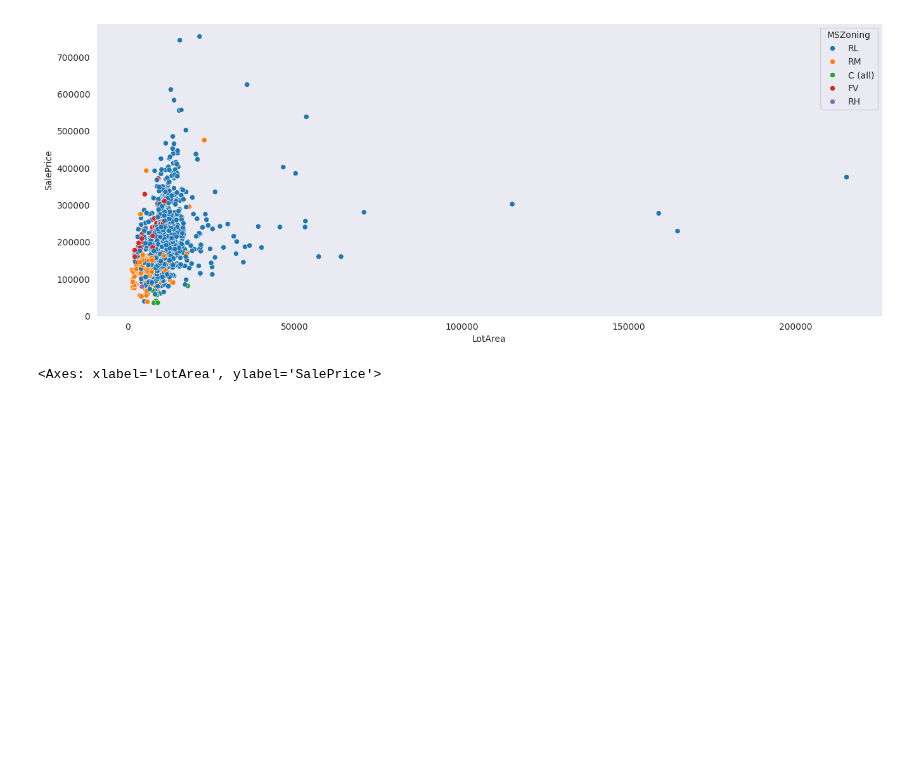
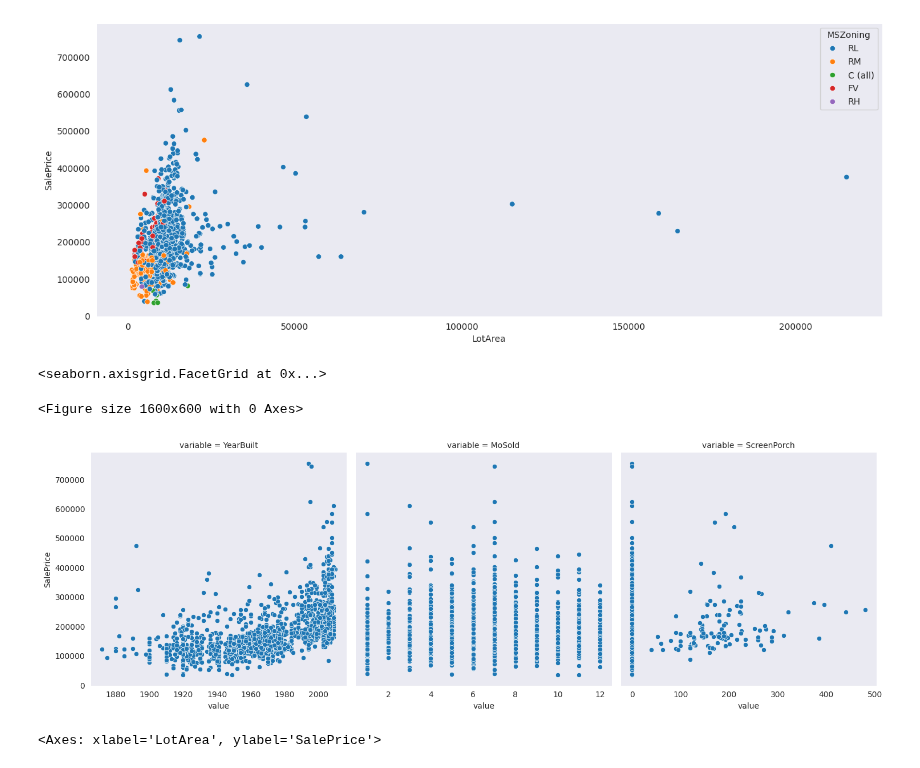
Before and after one commit to afrut/learn-ml, a Jupyter notebook: template/visualization.ipynb, the cells around one changed output. Cells and saved outputs as stored; diff of their text form; code cells hidden in the pictures; blank space fills up the shorter version.

```diff
--- a/template/visualization.ipynb
+++ b/template/visualization.ipynb
@@ -87,6 +92,17 @@ sns.scatterplot(x=df["LotArea"],y=df["SalePrice"], hue=df["MSZoning"])
 # %% [output]
 <Axes: xlabel='LotArea', ylabel='SalePrice'>
 [figure]
+# %%
+# Multiple scatter plots
+plt.figure(figsize=(16,6))
+sns.relplot(x="value", y="SalePrice", col="variable",
+           data=df.melt(id_vars=["SalePrice"],
+                        value_vars=["YearBuilt", "MoSold", "ScreenPorch"]),
+           facet_kws=dict(sharex=False))
+# %% [output]
+<seaborn.axisgrid.FacetGrid at 0x...>
+<Figure size 1600x600 with 0 Axes>
+[figure, added]
 # %%
 # Scatter with regression
 plt.figure(figsize=(16,6))
```
Also changed, not shown: parts of 2 cells of this notebook.
